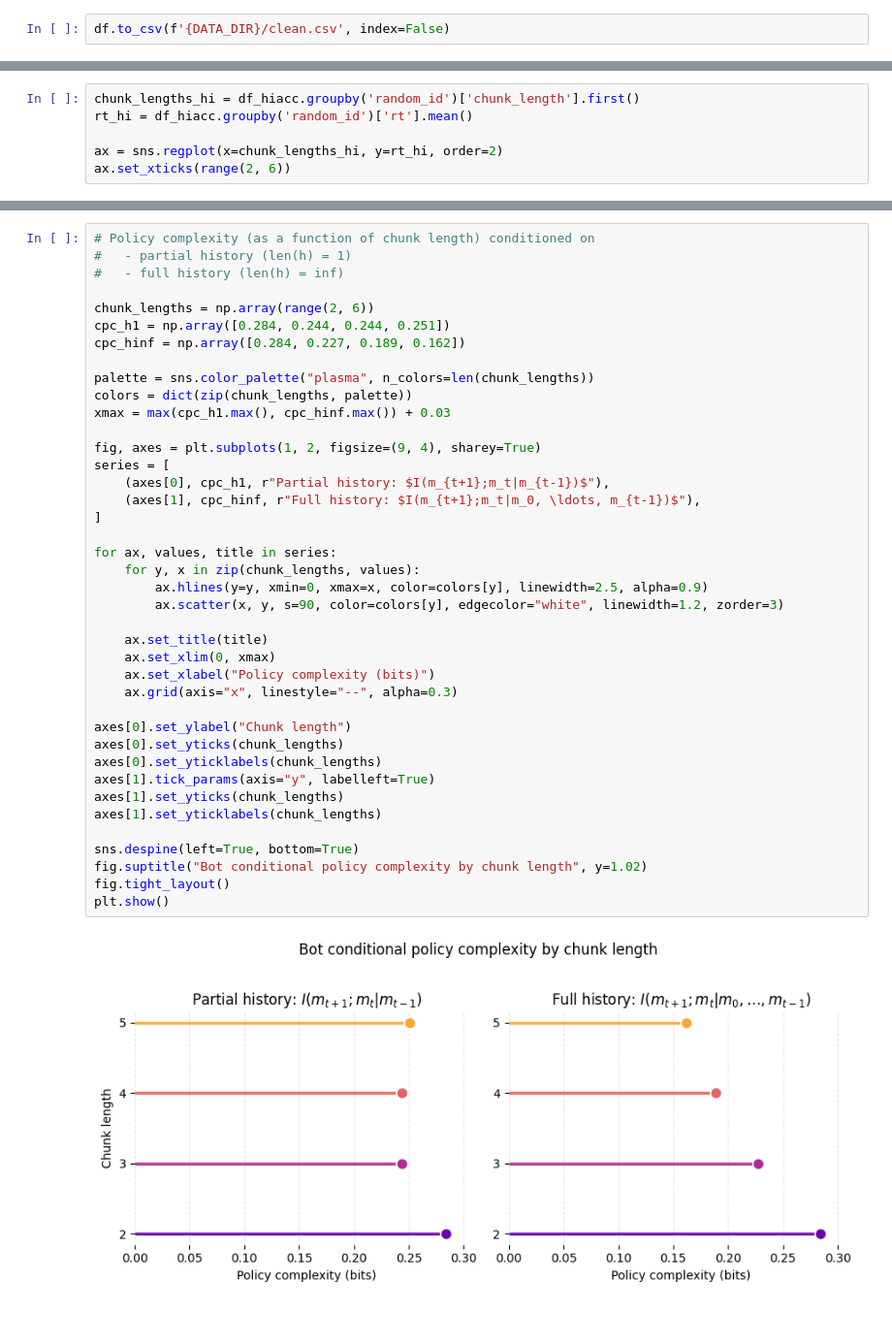
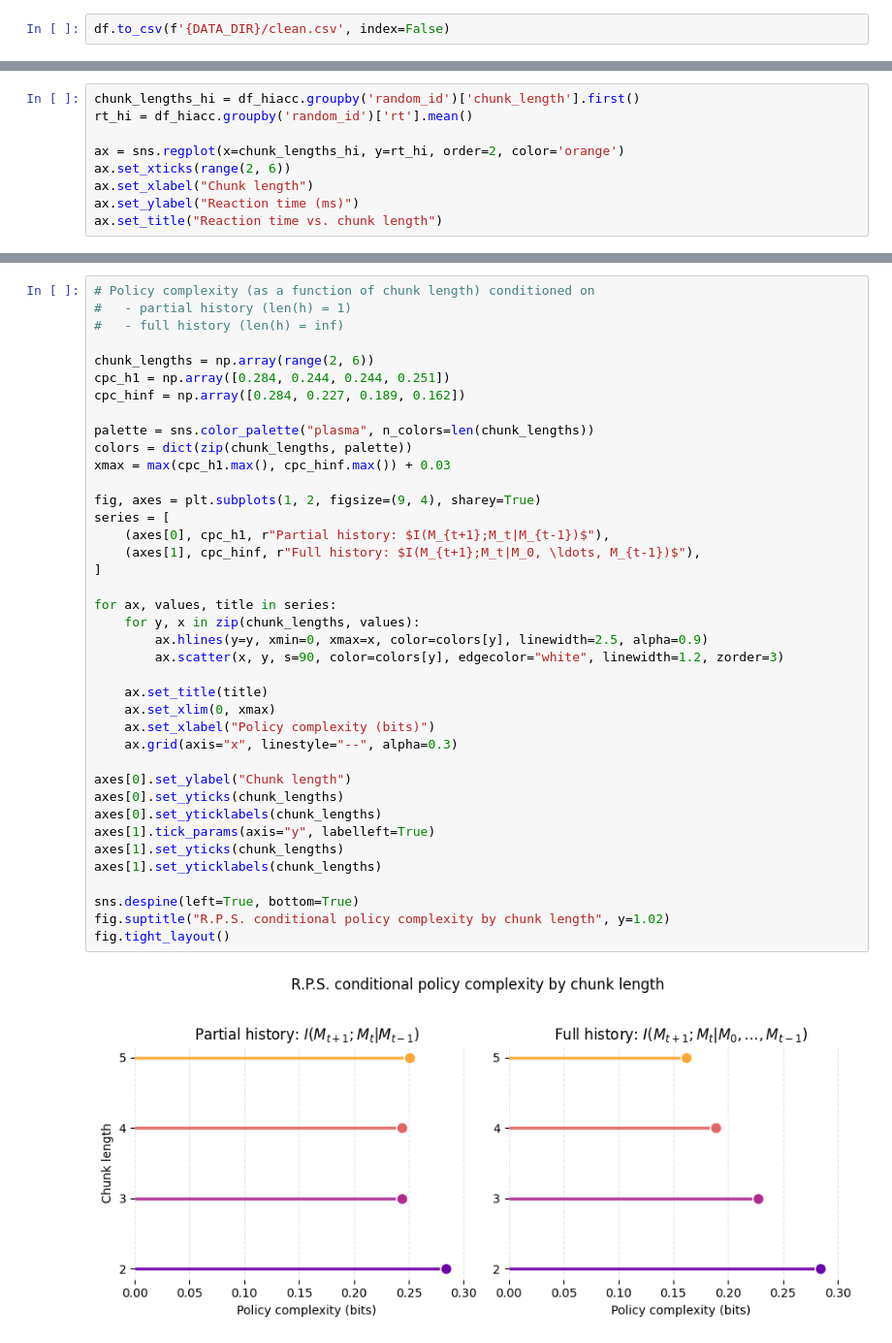
Before and after one commit to kristen-lee-120/rps, a Jupyter notebook: notebook/analysis.ipynb, the cells around one changed output, grey strips where cells are left out. Shown at 97% size. Cells and saved outputs as stored; diff of their text form.

```diff
--- a/notebook/analysis.ipynb
+++ b/notebook/analysis.ipynb
@@ -108,6 +110,9 @@ df_hiacc.to_csv(DATA_DIR / 'hiacc.csv', index=False)
 chunk_lengths_hi = df_hiacc.groupby('random_id')['chunk_length'].first()
 rt_hi = df_hiacc.groupby('random_id')['rt'].mean()
 
-ax = sns.regplot(x=chunk_lengths_hi, y=rt_hi, order=2)
+ax = sns.regplot(x=chunk_lengths_hi, y=rt_hi, order=2, color='orange')
 ax.set_xticks(range(2, 6))
+ax.set_xlabel("Chunk length")
+ax.set_ylabel("Reaction time (ms)")
+ax.set_title("Reaction time vs. chunk length")
 # %% [output]
@@ -187,35 +194,34 @@ cpc_h1 = np.array([0.284, 0.244, 0.244, 0.251])
 cpc_hinf = np.array([0.284, 0.227, 0.189, 0.162])
 
 palette = sns.color_palette("plasma", n_colors=len(chunk_lengths))
 colors = dict(zip(chunk_lengths, palette))
 xmax = max(cpc_h1.max(), cpc_hinf.max()) + 0.03
 
 fig, axes = plt.subplots(1, 2, figsize=(9, 4), sharey=True)
 series = [
-    (axes[0], cpc_h1, r"Partial history: $I(m_{t+1};m_t|m_{t-1})$"),
-    (axes[1], cpc_hinf, r"Full history: $I(m_{t+1};m_t|m_0, \ldots, m_{t-1})$"),
+    (axes[0], cpc_h1, r"Partial history: $I(M_{t+1};M_t|M_{t-1})$"),
+    (axes[1], cpc_hinf, r"Full history: $I(M_{t+1};M_t|M_0, \ldots, M_{t-1})$"),
 ]
 
 for ax, values, title in series:
     for y, x in zip(chunk_lengths, values):
         ax.hlines(y=y, xmin=0, xmax=x, color=colors[y], linewidth=2.5, alpha=0.9)
         ax.scatter(x, y, s=90, color=colors[y], edgecolor="white", linewidth=1.2, zorder=3)
 
     ax.set_title(title)
     ax.set_xlim(0, xmax)
     ax.set_xlabel("Policy complexity (bits)")
     ax.grid(axis="x", linestyle="--", alpha=0.3)
 
 axes[0].set_ylabel("Chunk length")
 axes[0].set_yticks(chunk_lengths)
 axes[0].set_yticklabels(chunk_lengths)
 axes[1].tick_params(axis="y", labelleft=True)
 axes[1].set_yticks(chunk_lengths)
 axes[1].set_yticklabels(chunk_lengths)
 
 sns.despine(left=True, bottom=True)
-fig.suptitle("Bot conditional policy complexity by chunk length", y=1.02)
+fig.suptitle("R.P.S. conditional policy complexity by chunk length", y=1.02)
 fig.tight_layout()
-plt.show()
 # %% [output]
-[figure, old version]
+[figure, new version]
```
Also changed, not shown: parts of 7 cells of this notebook.
